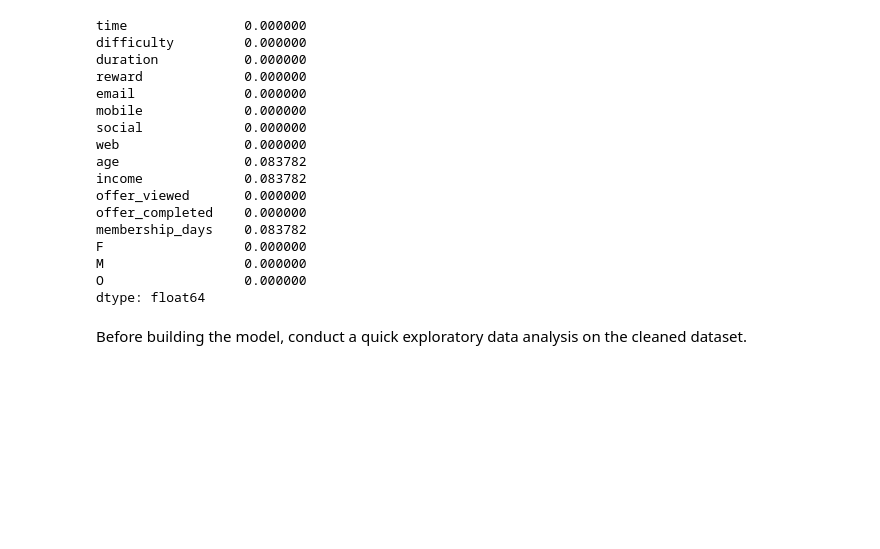
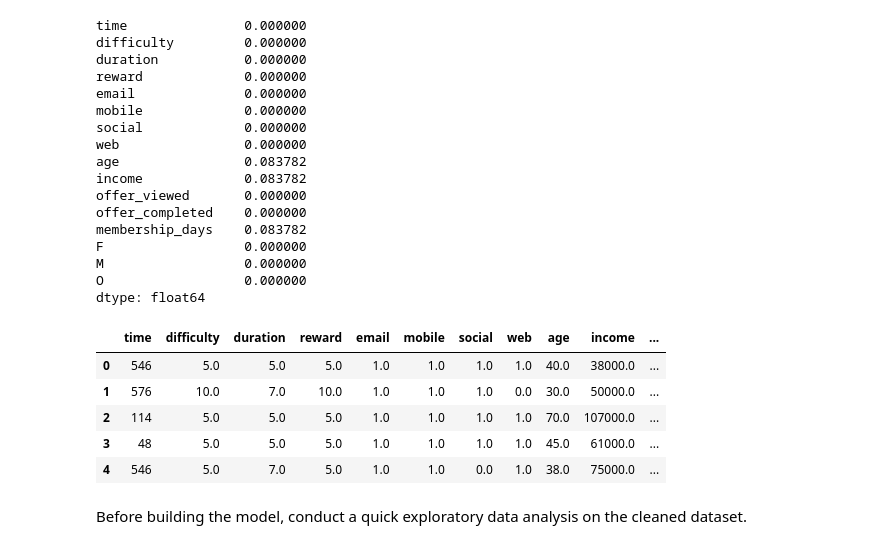
Before and after one commit to michellehsu2018/udacity-starbucks-capstone, a Jupyter notebook: Starbucks_Capstone_notebook.ipynb, the cells around one changed output. Saved outputs shown, nothing was run; the diff lists cells and outputs as text; code cells hidden in the pictures; blank space fills up the shorter version.

```diff
--- a/Starbucks_Capstone_notebook.ipynb
+++ b/Starbucks_Capstone_notebook.ipynb
@@ -538,6 +538,15 @@ O                  0.000000
 dtype: float64
 # %%
 master_df.dropna(subset=['age', 'income', 'membership_days'], inplace=True)
+# %%
+master_df.head()
+# %% [output]
+|  | time | difficulty | duration | reward | email | mobile | social | web | age | income | ... |
+| 0 | 546 | 5.0 | 5.0 | 5.0 | 1.0 | 1.0 | 1.0 | 1.0 | 40.0 | 38000.0 | ... |
+| 1 | 576 | 10.0 | 7.0 | 10.0 | 1.0 | 1.0 | 1.0 | 0.0 | 30.0 | 50000.0 | ... |
+| 2 | 114 | 5.0 | 5.0 | 5.0 | 1.0 | 1.0 | 1.0 | 1.0 | 70.0 | 107000.0 | ... |
+| 3 | 48 | 5.0 | 5.0 | 5.0 | 1.0 | 1.0 | 1.0 | 1.0 | 45.0 | 61000.0 | ... |
+| 4 | 546 | 5.0 | 7.0 | 5.0 | 1.0 | 1.0 | 0.0 | 1.0 | 38.0 | 75000.0 | ... |
 # %% [markdown]
 Before building the model, conduct a quick exploratory data analysis on the cleaned dataset.
 # %% [markdown]
```
Also changed, not shown: parts of 3 cells of this notebook, 15 other files.
